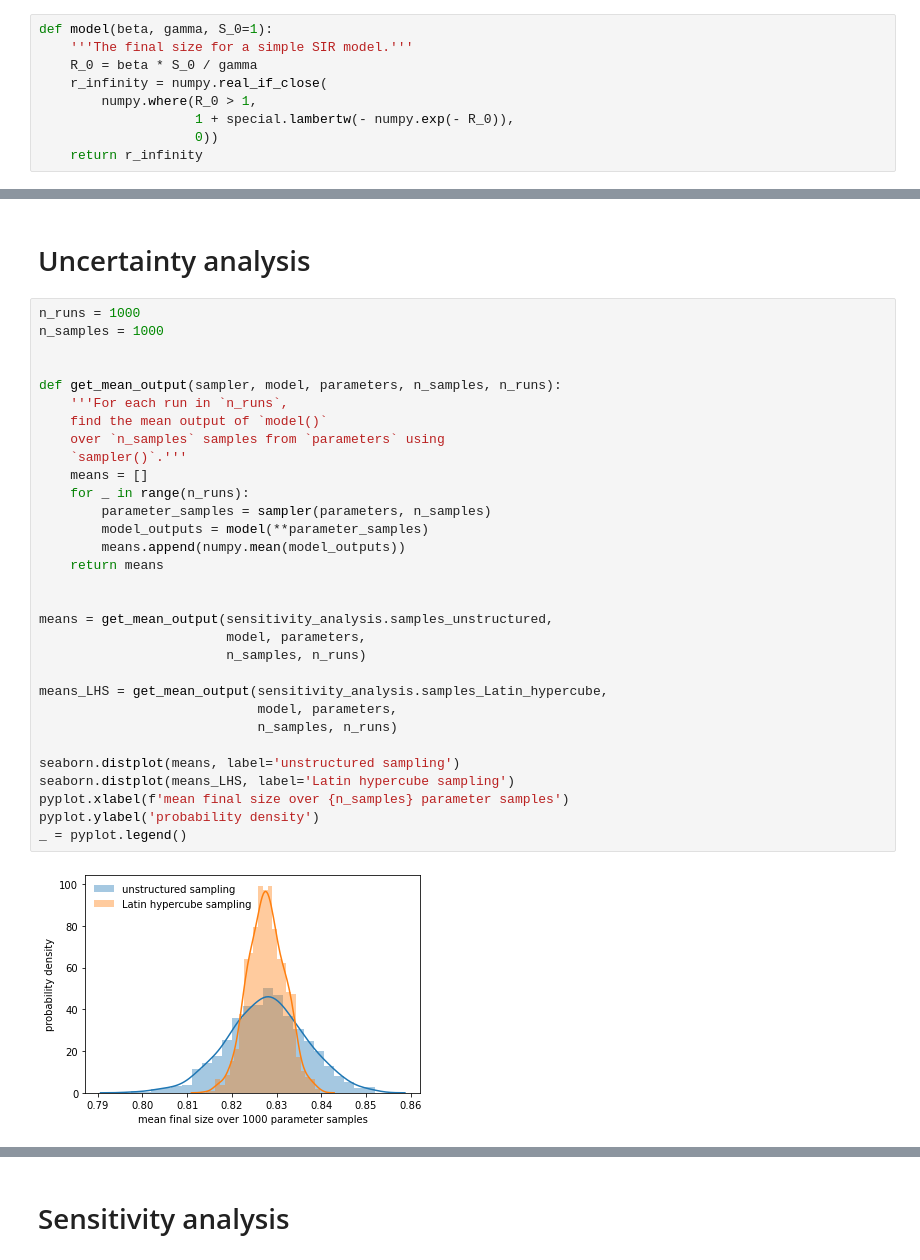
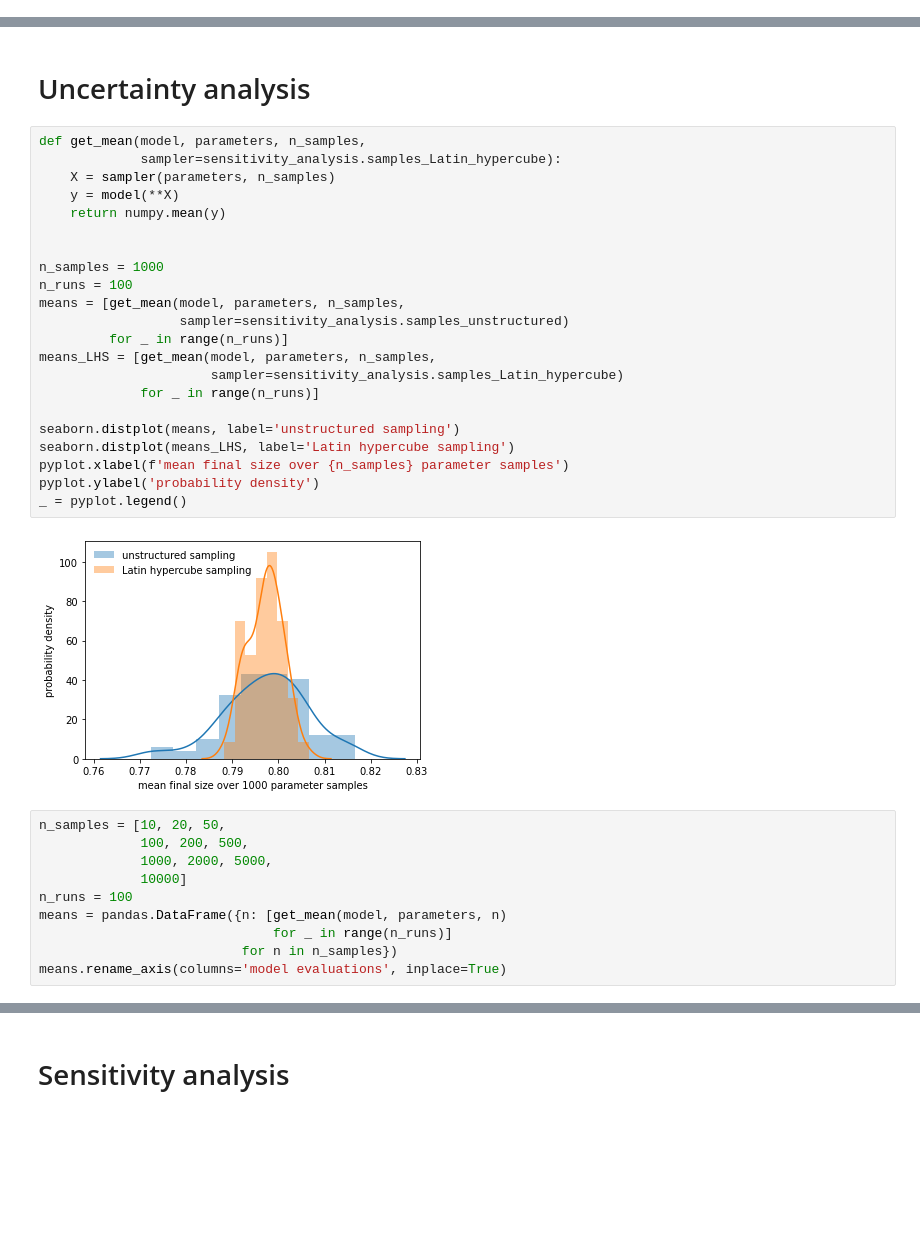
Before and after one commit to janmedlock/sensitivity_analysis, a Jupyter notebook: final_size.ipynb, the cells around one changed output, grey strips where cells are left out. Drawn from its saved outputs; the diff is of its cells as text; blank space fills up the shorter version.

Commit message:
Hacking on accuracy vs. model evaluations.

```diff
--- a/final_size.ipynb
+++ b/final_size.ipynb
@@ -15,9 +0,0 @@ The model is the final size for a simple epidemic model, i.e. the number of peop
-# %%
-def model(beta, gamma, S_0=1):
-    '''The final size for a simple SIR model.'''
-    R_0 = beta * S_0 / gamma
-    r_infinity = numpy.real_if_close(
-        numpy.where(R_0 > 1,
-                    1 + special.lambertw(- numpy.exp(- R_0)),
-                    0))
-    return r_infinity
@@ -43,35 +96,36 @@ parameters = dict(beta=transmission_rate,
 # %% [markdown]
 # Uncertainty analysis
 # %%
-n_runs = 1000
-n_samples = 1000
+def get_mean(model, parameters, n_samples,
+             sampler=sensitivity_analysis.samples_Latin_hypercube):
+    X = sampler(parameters, n_samples)
+    y = model(**X)
+    return numpy.mean(y)
 
 
-def get_mean_output(sampler, model, parameters, n_samples, n_runs):
-    '''For each run in `n_runs`,
-    find the mean output of `model()`
-    over `n_samples` samples from `parameters` using
-    `sampler()`.'''
-    means = []
-    for _ in range(n_runs):
-        parameter_samples = sampler(parameters, n_samples)
-        model_outputs = model(**parameter_samples)
-        means.append(numpy.mean(model_outputs))
-    return means
-
-
-means = get_mean_output(sensitivity_analysis.samples_unstructured,
-                        model, parameters,
-                        n_samples, n_runs)
-
-means_LHS = get_mean_output(sensitivity_analysis.samples_Latin_hypercube,
-                            model, parameters,
-                            n_samples, n_runs)
+n_samples = 1000
+n_runs = 100
+means = [get_mean(model, parameters, n_samples,
+                  sampler=sensitivity_analysis.samples_unstructured)
+         for _ in range(n_runs)]
+means_LHS = [get_mean(model, parameters, n_samples,
+                      sampler=sensitivity_analysis.samples_Latin_hypercube)
+             for _ in range(n_runs)]
 
 seaborn.distplot(means, label='unstructured sampling')
 seaborn.distplot(means_LHS, label='Latin hypercube sampling')
 pyplot.xlabel(f'mean final size over {n_samples} parameter samples')
 pyplot.ylabel('probability density')
 _ = pyplot.legend()
 # %% [output]
-[figure, old version]
+[figure, new version]
+# %%
+n_samples = [10, 20, 50,
+             100, 200, 500,
+             1000, 2000, 5000,
+             10000]
+n_runs = 100
+means = pandas.DataFrame({n: [get_mean(model, parameters, n)
+                              for _ in range(n_runs)]
+                          for n in n_samples})
+means.rename_axis(columns='model evaluations', inplace=True)
```
Also changed, not shown: parts of 18 cells of this notebook.
